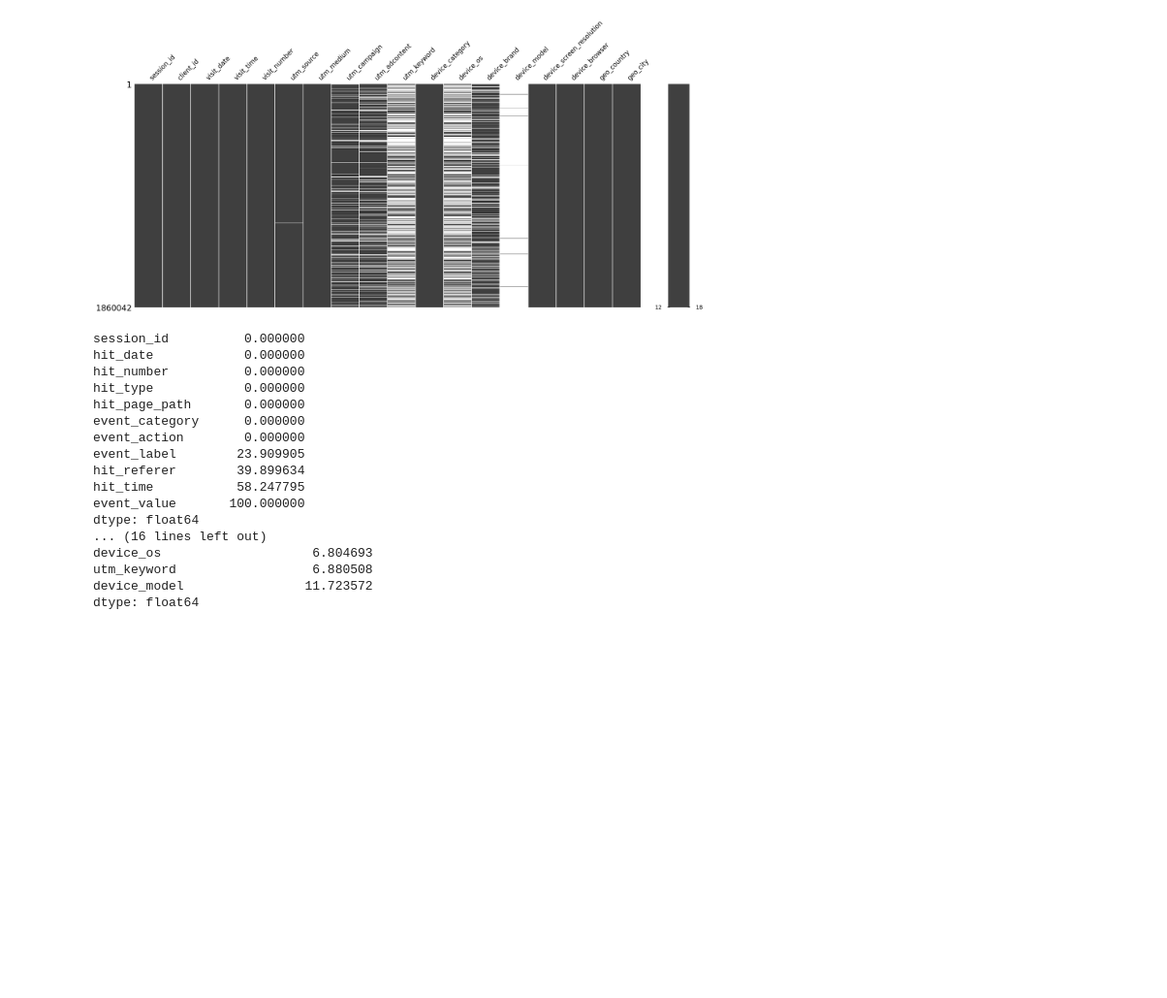
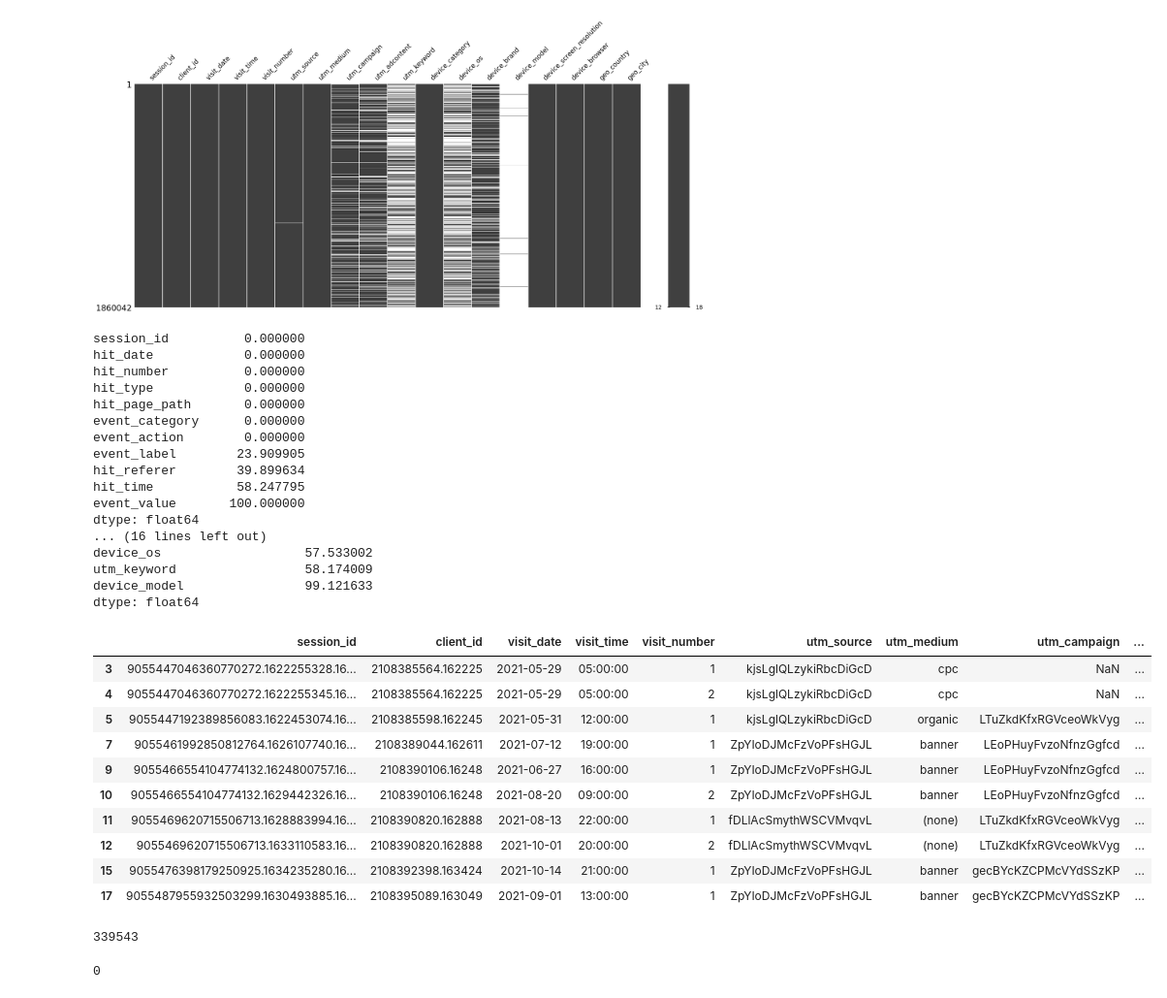
Before and after one commit to alexanpay/ML-model-as-API, a Jupyter notebook: Data_exploration_and_cleaning.ipynb, the cells around one changed output. Shown at 97% size. Cells and saved outputs as stored; diff of their text form; code cells hidden in the pictures; blank space fills up the shorter version.

```diff
--- a/Data_exploration_and_cleaning.ipynb
+++ b/Data_exploration_and_cleaning.ipynb
@@ -131,8 +131,8 @@ msno.matrix(df_sessions)
 <Axes: >
 [figure]
 # %%
-missing_values_hits = ((df_hits.isna().sum() / len(df)) * 100).sort_values()
-missing_values_sessions = ((df_sessions.isna().sum() / len(df)) * 100).sort_values()
+missing_values_hits = ((df_hits.isna().sum() / len(df_hits)) * 100).sort_values()
+missing_values_sessions = ((df_sessions.isna().sum() / len(df_sessions)) * 100).sort_values()
 print(missing_values_hits)
 print('----------------------')
 print(missing_values_sessions)
@@ -150,7 +150,25 @@ hit_time           58.247795
 event_value       100.000000
 dtype: float64
 ... (16 lines left out)
-device_os                    6.804693
-utm_keyword                  6.880508
-device_model                11.723572
+device_os                   57.533002
+utm_keyword                 58.174009
+device_model                99.121633
 dtype: float64
+# %%
+df_sessions[df_sessions['device_os'].isnull()].head(10)
+# %% [output]
+|  | session_id | client_id | visit_date | visit_time | visit_number | utm_source | utm_medium | utm_campaign | ... |
+| 3 | 9055447046360770272.1622255328.16... | 2108385564.162225 | 2021-05-29 | 05:00:00 | 1 | kjsLglQLzykiRbcDiGcD | cpc | NaN | ... |
+| 4 | 9055447046360770272.1622255345.16... | 2108385564.162225 | 2021-05-29 | 05:00:00 | 2 | kjsLglQLzykiRbcDiGcD | cpc | NaN | ... |
+| 5 | 9055447192389856083.1622453074.16... | 2108385598.162245 | 2021-05-31 | 12:00:00 | 1 | kjsLglQLzykiRbcDiGcD | organic | LTuZkdKfxRGVceoWkVyg | ... |
+| 7 | 9055461992850812764.1626107740.16... | 2108389044.162611 | 2021-07-12 | 19:00:00 | 1 | ZpYIoDJMcFzVoPFsHGJL | banner | LEoPHuyFvzoNfnzGgfcd | ... |
+| 9 | 9055466554104774132.1624800757.16... | 2108390106.16248 | 2021-06-27 | 16:00:00 | 1 | ZpYIoDJMcFzVoPFsHGJL | banner | LEoPHuyFvzoNfnzGgfcd | ... |
+| 10 | 9055466554104774132.1629442326.16... | 2108390106.16248 | 2021-08-20 | 09:00:00 | 2 | ZpYIoDJMcFzVoPFsHGJL | banner | LEoPHuyFvzoNfnzGgfcd | ... |
+| 11 | 9055469620715506713.1628883994.16... | 2108390820.162888 | 2021-08-13 | 22:00:00 | 1 | fDLlAcSmythWSCVMvqvL | (none) | LTuZkdKfxRGVceoWkVyg | ... |
+| 12 | 9055469620715506713.1633110583.16... | 2108390820.162888 | 2021-10-01 | 20:00:00 | 2 | fDLlAcSmythWSCVMvqvL | (none) | LTuZkdKfxRGVceoWkVyg | ... |
+| 15 | 9055476398179250925.1634235280.16... | 2108392398.163424 | 2021-10-14 | 21:00:00 | 1 | ZpYIoDJMcFzVoPFsHGJL | banner | gecBYcKZCPMcVYdSSzKP | ... |
+| 17 | 9055487955932503299.1630493885.16... | 2108395089.163049 | 2021-09-01 | 13:00:00 | 1 | ZpYIoDJMcFzVoPFsHGJL | banner | gecBYcKZCPMcVYdSSzKP | ... |
+# %%
+len(df_sessions[(df_sessions['device_brand'] == 'Apple') & (df_sessions['device_os'].isnull()) & (df_sessions['device_category'] == 'mobile')])
+# %% [output]
+339543
@@ -156,0 +178,5 @@ dtype: float64
+# %%
+#Check how many null values in mobile apple devices
+len(df_sessions[(df_sessions['device_brand'] == 'Apple') & (df_sessions['device_os'].isnull()) & (df_sessions['device_category'] == 'mobile')])
+# %% [output]
+0
```
Also changed, not shown: parts of 18 cells of this notebook.
